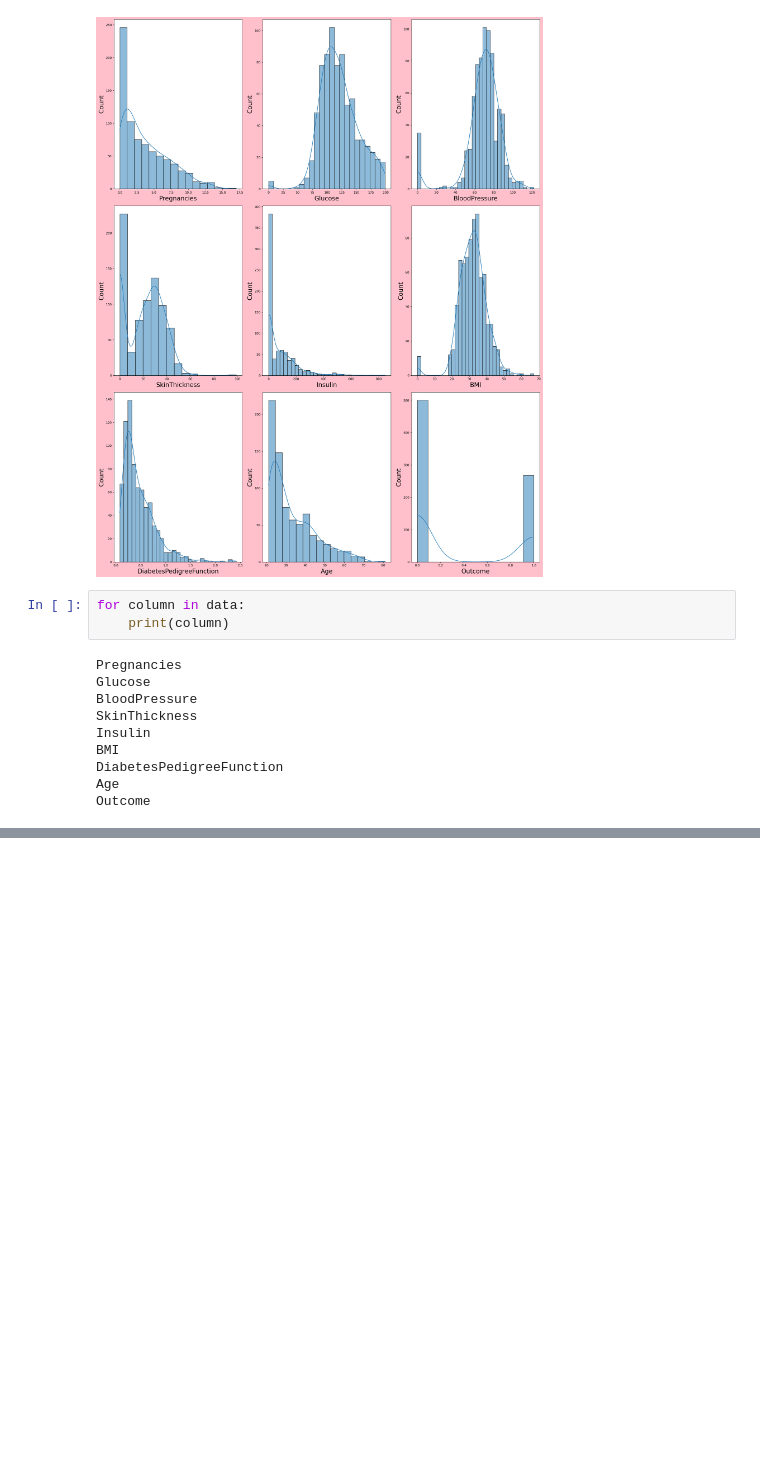
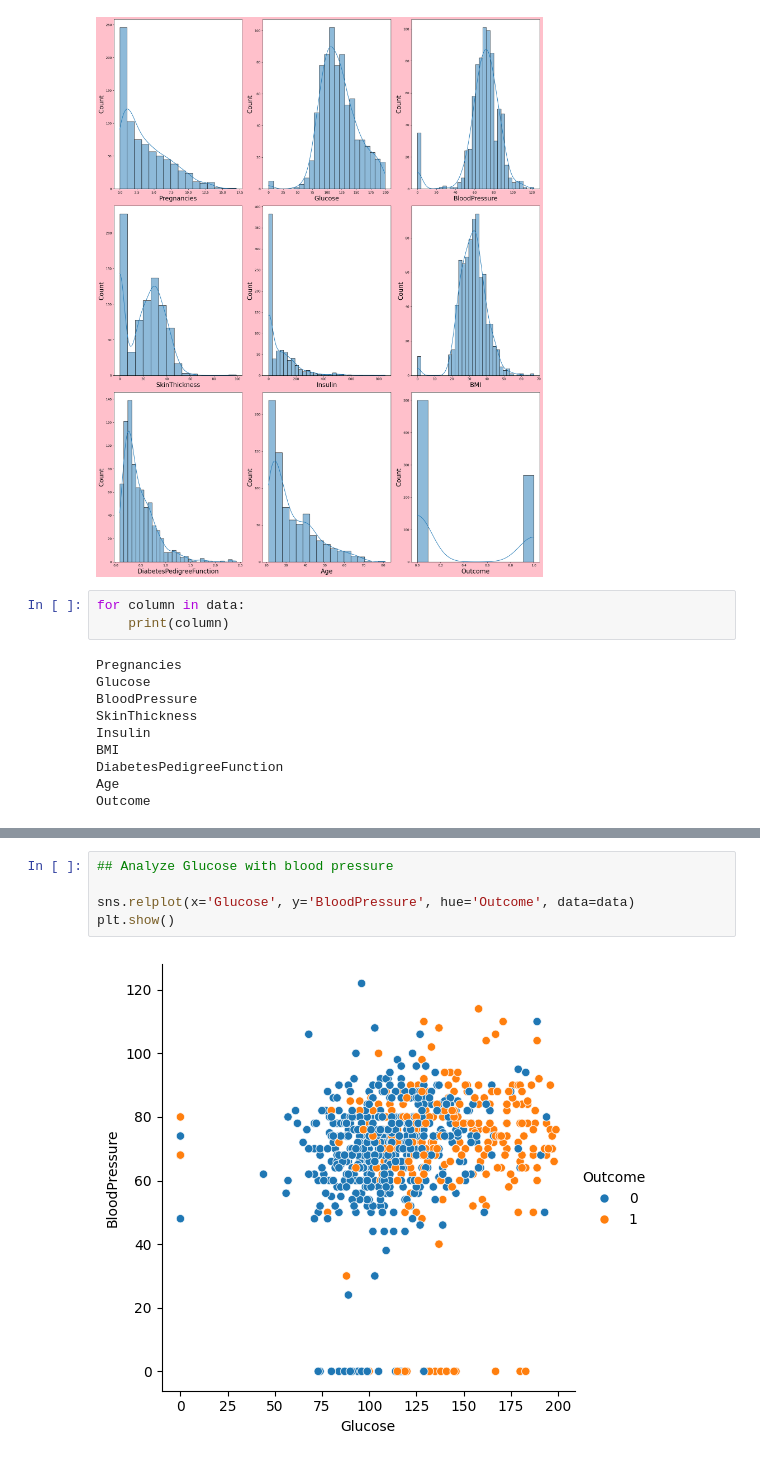
Before and after one commit to Aditya190704/Supervised_Learning_Practice, a Jupyter notebook: Logistic Regression/Diabetes_Prediction.ipynb, the cells around one changed output, grey strips where cells are left out. Saved outputs shown, nothing was run; the diff lists cells and outputs as text; blank space fills up the shorter version.

```diff
--- a/Logistic Regression/Diabetes_Prediction.ipynb
+++ b/Logistic Regression/Diabetes_Prediction.ipynb
@@ -237,0 +268,7 @@ Outcome
+# %%
+## Analyze Glucose with blood pressure
+
+sns.relplot(x='Glucose', y='BloodPressure', hue='Outcome', data=data)
+plt.show()
+# %% [output]
+[figure, added]
```
Also changed, not shown: parts of 8 cells of this notebook.
